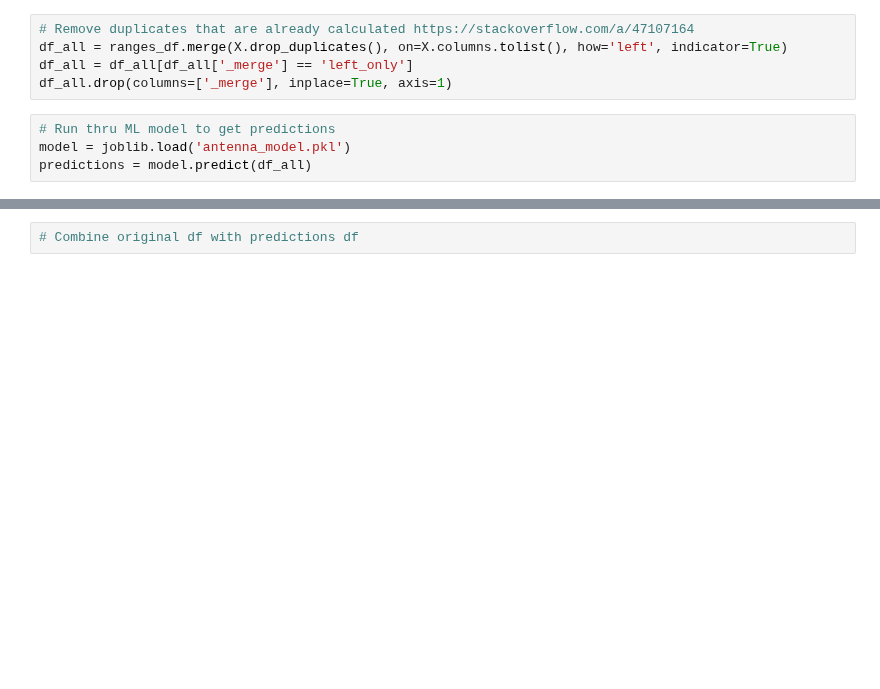
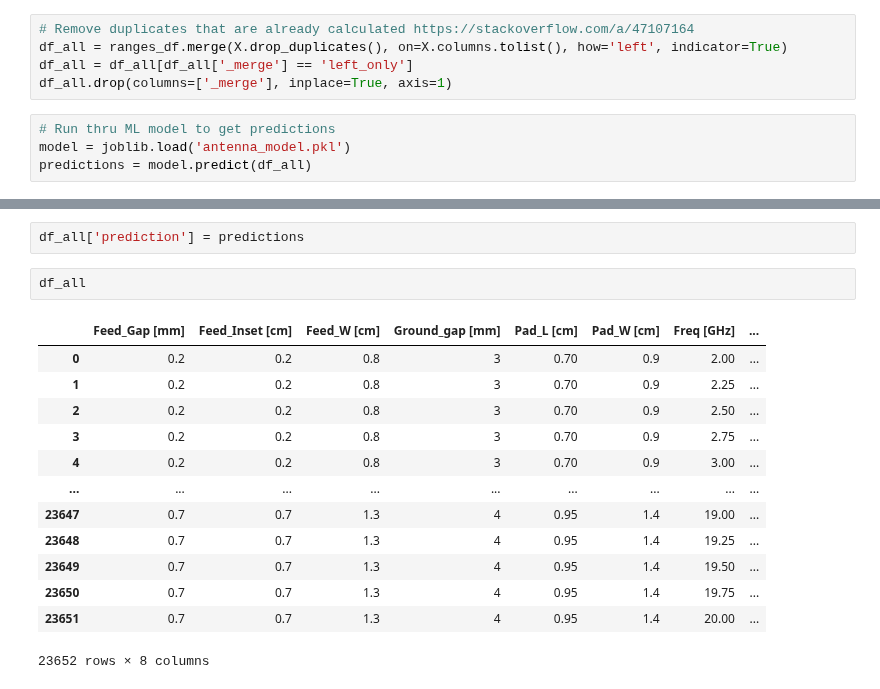
Before and after one commit to meowsome/antenna-ml, a Jupyter notebook: get_dimensions_from_s11.ipynb, the cells around one changed output, grey strips where cells are left out. Cells and saved outputs as stored; diff of their text form; blank space fills up the shorter version.

```diff
--- a/get_dimensions_from_s11.ipynb
+++ b/get_dimensions_from_s11.ipynb
@@ -109,2 +116,18 @@ array([ -3.00140381,  -3.00140381,  -3.00140381, ..., -11.56268895,
-# %%
-# Combine original df with predictions df
+# %%
+df_all['prediction'] = predictions
+# %%
+df_all
+# %% [output]
+|  | Feed_Gap [mm] | Feed_Inset [cm] | Feed_W [cm] | Ground_gap [mm] | Pad_L [cm] | Pad_W [cm] | Freq [GHz] | ... |
+| 0 | 0.2 | 0.2 | 0.8 | 3 | 0.70 | 0.9 | 2.00 | ... |
+| 1 | 0.2 | 0.2 | 0.8 | 3 | 0.70 | 0.9 | 2.25 | ... |
+| 2 | 0.2 | 0.2 | 0.8 | 3 | 0.70 | 0.9 | 2.50 | ... |
+| 3 | 0.2 | 0.2 | 0.8 | 3 | 0.70 | 0.9 | 2.75 | ... |
+| 4 | 0.2 | 0.2 | 0.8 | 3 | 0.70 | 0.9 | 3.00 | ... |
+| ... | ... | ... | ... | ... | ... | ... | ... | ... |
+| 23647 | 0.7 | 0.7 | 1.3 | 4 | 0.95 | 1.4 | 19.00 | ... |
+| 23648 | 0.7 | 0.7 | 1.3 | 4 | 0.95 | 1.4 | 19.25 | ... |
+| 23649 | 0.7 | 0.7 | 1.3 | 4 | 0.95 | 1.4 | 19.50 | ... |
+| 23650 | 0.7 | 0.7 | 1.3 | 4 | 0.95 | 1.4 | 19.75 | ... |
+| 23651 | 0.7 | 0.7 | 1.3 | 4 | 0.95 | 1.4 | 20.00 | ... |
+23652 rows × 8 columns
```
Also changed, not shown: parts of 12 cells of this notebook, 1 other file.
